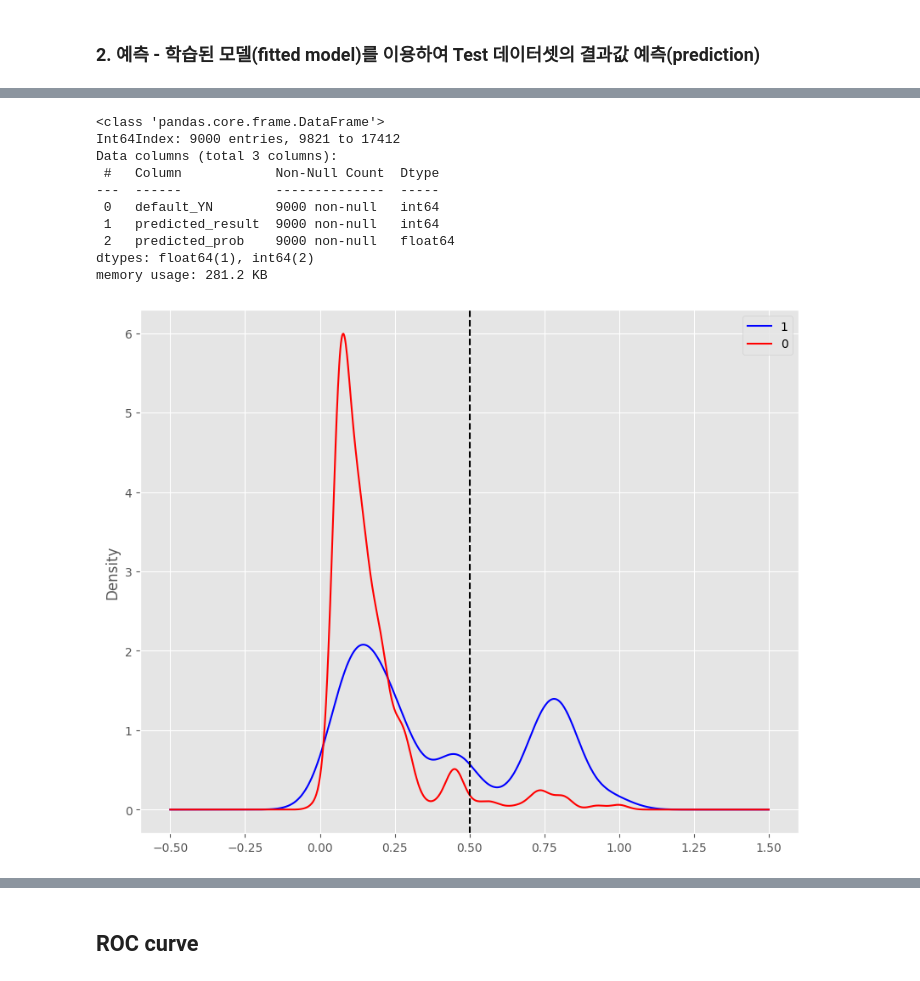
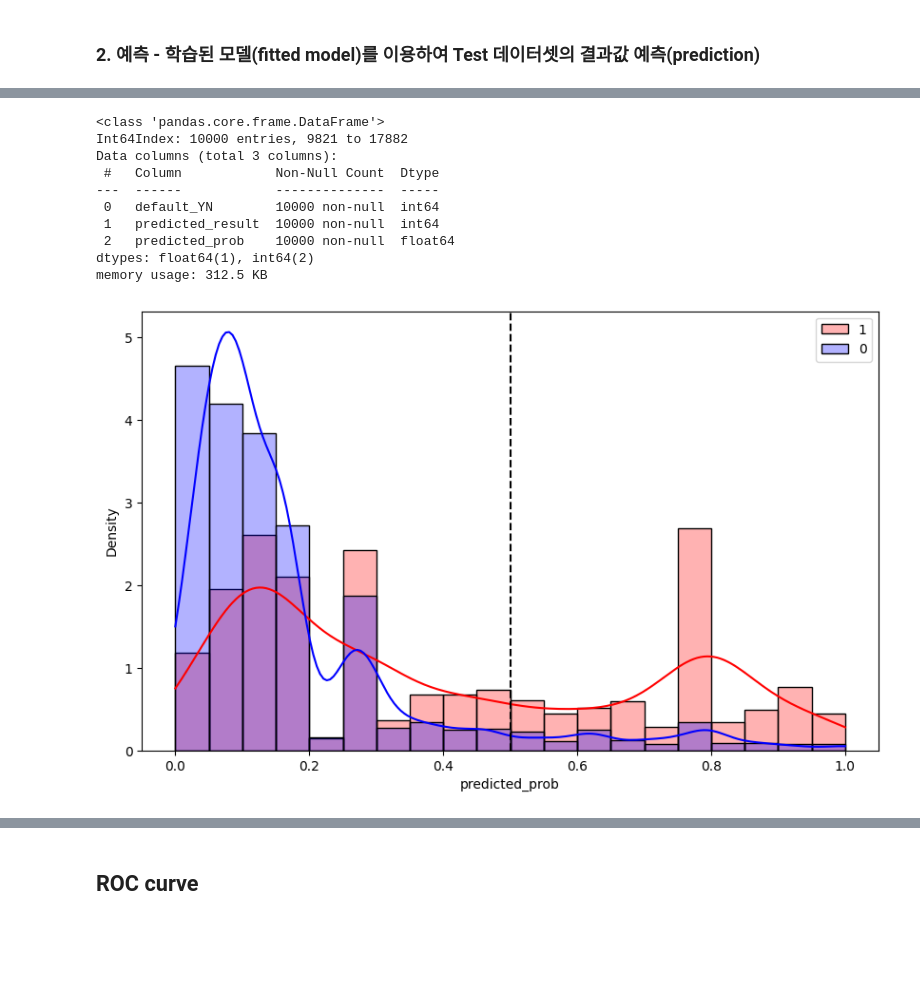
Before and after one commit to datadigger01/datamining, a Jupyter notebook: Evaluation.ipynb, the cells around one changed output, grey strips where cells are left out. Cells and saved outputs as stored; diff of their text form; code cells hidden in the pictures; blank space fills up the shorter version.

```diff
--- a/Evaluation.ipynb
+++ b/Evaluation.ipynb
@@ -10,9 +10,7 @@ import matplotlib.pyplot as plt
 %matplotlib inline
 import seaborn as sns
 # %%
-df = pd.read_csv("/content/drive/MyDrive/데이터마이닝수업/Data/default_credit_card.csv")
-# index columns setting
-df.set_index('Cust_ID', inplace=True)
+df = pd.read_csv("/content/drive/MyDrive/데이터마이닝수업/Data/default_credit_card.csv", index_col='Cust_ID')
 df
 # %% [output]
 |  | LIMIT_BAL | SEX | EDUCATION | MARRIAGE | AGE | PAY_0 | PAY_2 | PAY_3 | PAY_4 | PAY_5 | ... |
@@ -83,4 +81,5 @@ Name: default_YN, dtype: int64
 from sklearn.model_selection import train_test_split
 
 # Train 70% Test 30%
-X_train, X_test, y_train, y_test = train_test_split(df[features], df[label], test_size=0.3, random_state=12345)
+X_train, X_test, y_train, y_test = train_test_split(df[features], df[label], test_size=10000, random_state=12345)
+X_test
@@ -143,31 +153,31 @@ result_f.head(20)
 result_f.info()
 # %% [output]
 <class 'pandas.core.frame.DataFrame'>
-Int64Index: 9000 entries, 9821 to 17412
+Int64Index: 10000 entries, 9821 to 17882
 Data columns (total 3 columns):
  #   Column            Non-Null Count  Dtype
 ---  ------            --------------  -----
- 0   default_YN        9000 non-null   int64
- 1   predicted_result  9000 non-null   int64
- 2   predicted_prob    9000 non-null   float64
+ 0   default_YN        10000 non-null  int64
+ 1   predicted_result  10000 non-null  int64
+ 2   predicted_prob    10000 non-null  float64
 dtypes: float64(1), int64(2)
-memory usage: 281.2 KB
+memory usage: 312.5 KB
 # %%
-plt.figure(figsize=(10,8))
+plt.figure(figsize=(10,6))
 #plt.style.use('ggplot')
 
-result.query('default_YN==1.0')['predicted_prob'].plot(kind='kde',color='blue', label='1')
-result.query('default_YN==0.0')['predicted_prob'].plot(kind='kde',color='red',label='0')
+#result_f.query('default_YN==1.0')['predicted_prob'].plot(kind='kde',color='blue', label='1')
+#result_f.query('default_YN==0.0')['predicted_prob'].plot(kind='kde',color='red',label='0')
 
-#sns.histplot(data=result_f.query('default_YN==1')['predicted_prob'], stat='density', kde='True',bins=20, color='red', alpha=0.3, label='1')
-#sns.histplot(data=result_f.query('default_YN==0')['predicted_prob'], stat='density', kde='True',bins=20, color='blue', alpha=0.3, label='0')
+sns.histplot(data=result_f.query('default_YN==1')['predicted_prob'], stat='density', kde='True',bins=20, color='red', alpha=0.3, label='1')
+sns.histplot(data=result_f.query('default_YN==0')['predicted_prob'], stat='density', kde='True',bins=20, color='blue', alpha=0.3, label='0')
 
 plt.axvline(0.5, linestyle ='--', color='black')
 
 plt.legend()
 plt.show()
 # %% [output]
-[figure, old version]
+[figure, new version]
 # %%
 from sklearn.metrics import confusion_matrix
 # %%
```
Also changed, not shown: parts of 9 cells of this notebook.
